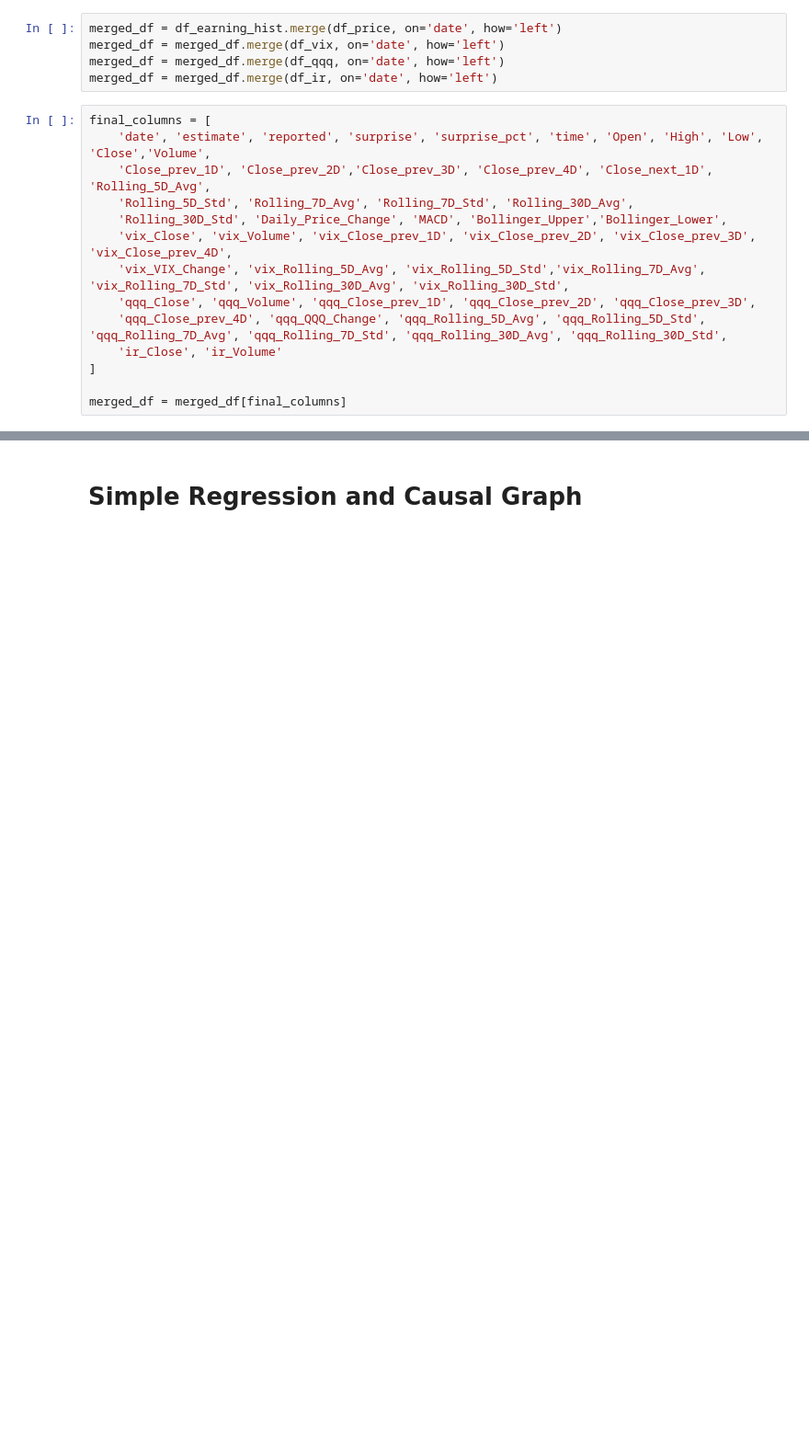
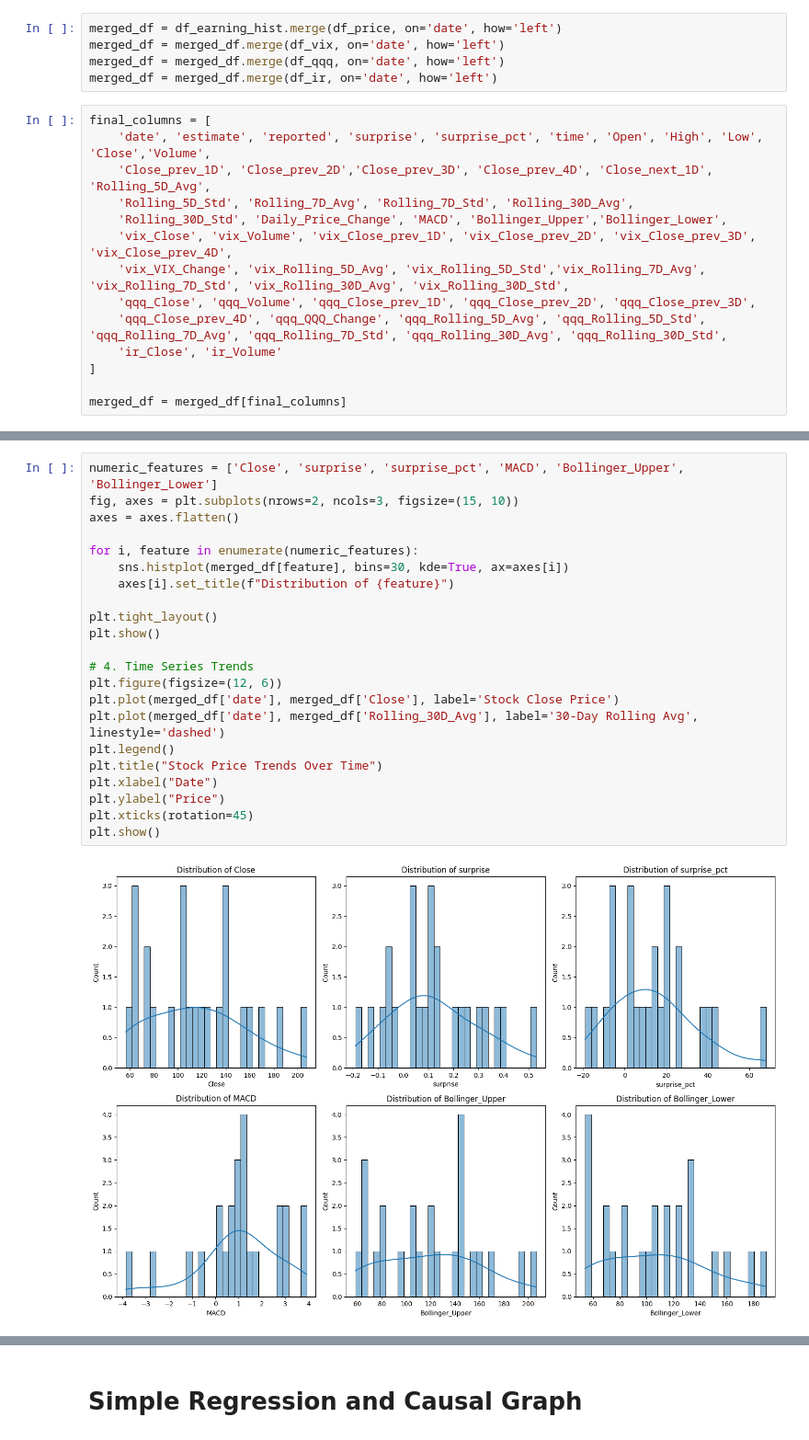
Before and after one commit to RachelT03/cs6386_project, a Jupyter notebook: goog_example_pipeline.ipynb, the cells around one changed output, grey strips where cells are left out. Shown at 92% size. Drawn from its saved outputs; the diff is of its cells as text; blank space fills up the shorter version.

```diff
--- a/goog_example_pipeline.ipynb
+++ b/goog_example_pipeline.ipynb
@@ -258,0 +313,24 @@ merged_df
+# %%
+numeric_features = ['Close', 'surprise', 'surprise_pct', 'MACD', 'Bollinger_Upper', 'Bollinger_Lower']
+fig, axes = plt.subplots(nrows=2, ncols=3, figsize=(15, 10))
+axes = axes.flatten()
+
+for i, feature in enumerate(numeric_features):
+    sns.histplot(merged_df[feature], bins=30, kde=True, ax=axes[i])
+    axes[i].set_title(f"Distribution of {feature}")
+
+plt.tight_layout()
+plt.show()
+
+# 4. Time Series Trends
+plt.figure(figsize=(12, 6))
+plt.plot(merged_df['date'], merged_df['Close'], label='Stock Close Price')
+plt.plot(merged_df['date'], merged_df['Rolling_30D_Avg'], label='30-Day Rolling Avg', linestyle='dashed')
+plt.legend()
+plt.title("Stock Price Trends Over Time")
+plt.xlabel("Date")
+plt.ylabel("Price")
+plt.xticks(rotation=45)
+plt.show()
+# %% [output]
+[figure, added]
```
Also changed, not shown: parts of 16 cells of this notebook.
